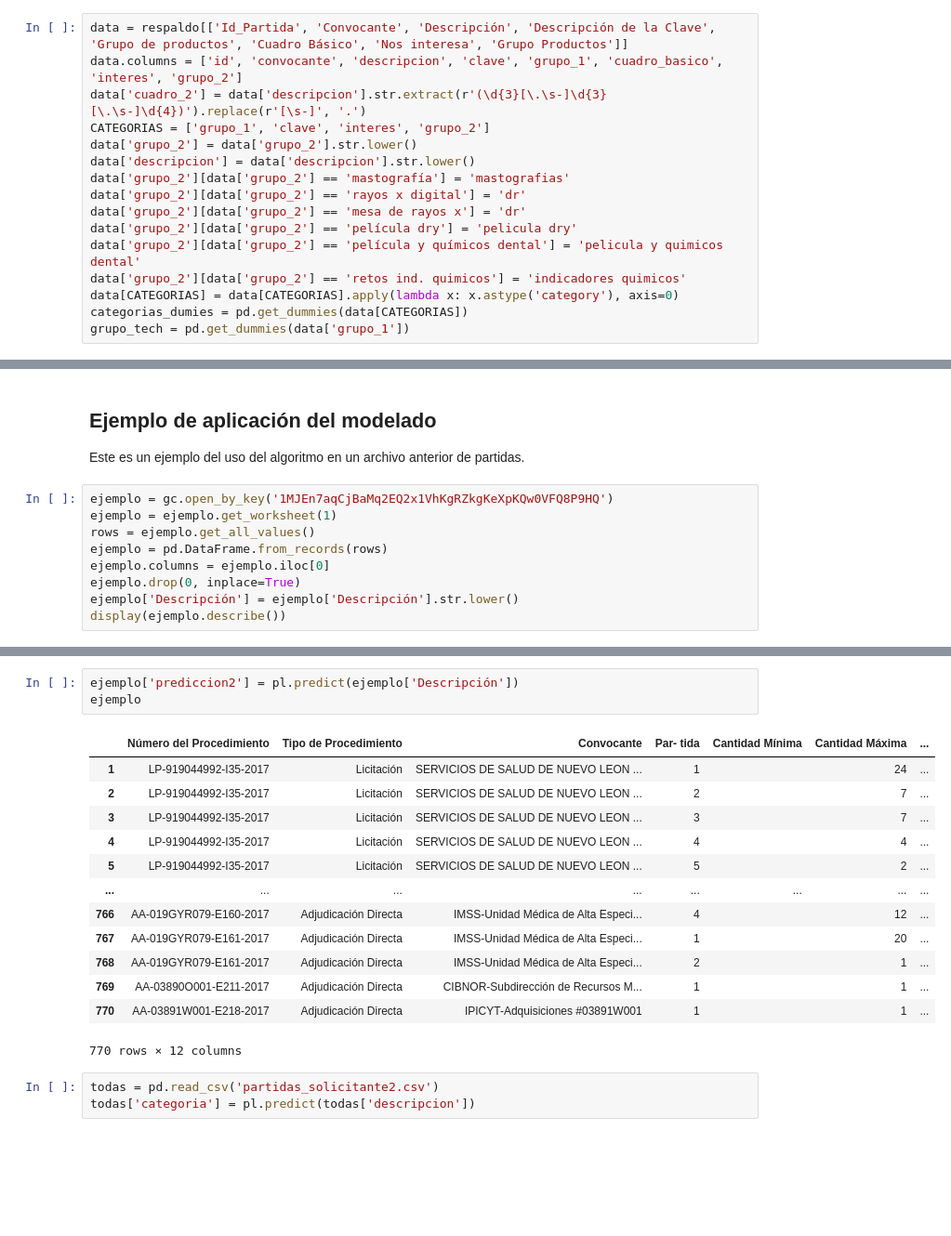
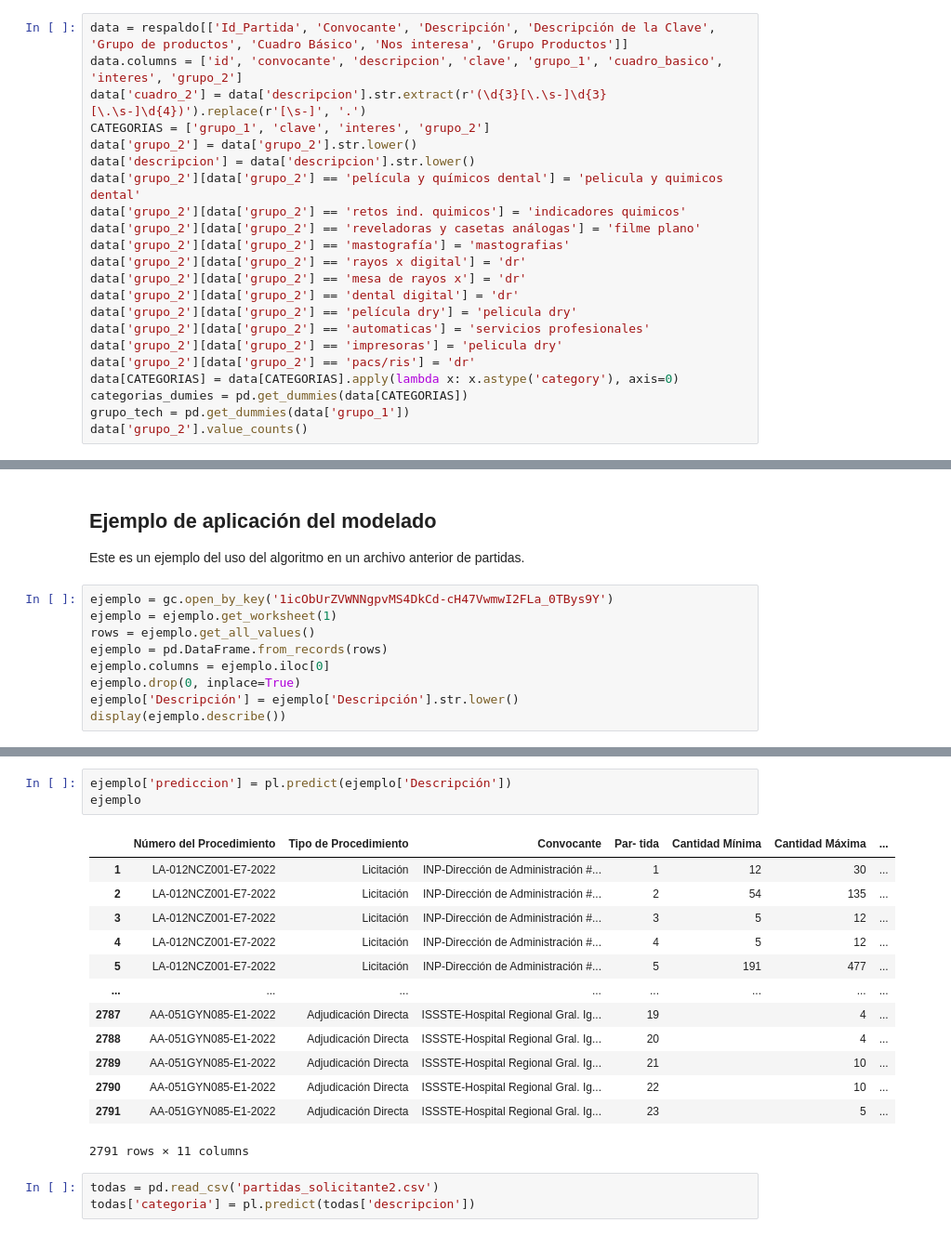
Before and after one commit to bjimenezTechnodomus/licitaciones, a Jupyter notebook: clasificacion.ipynb, the cells around one changed output, grey strips where cells are left out. Shown: that part at 93% size. Cells and saved outputs as stored; diff of their text form; blank space fills up the shorter version.

```diff
--- a/clasificacion.ipynb
+++ b/clasificacion.ipynb
@@ -49,15 +49,21 @@ data['cuadro_2'] = data['descripcion'].str.extract(r'(\d{3}[\.\s-]\d{3}[\.\s-]\d
 CATEGORIAS = ['grupo_1', 'clave', 'interes', 'grupo_2']
 data['grupo_2'] = data['grupo_2'].str.lower()
 data['descripcion'] = data['descripcion'].str.lower()
+data['grupo_2'][data['grupo_2'] == 'película y químicos dental'] = 'pelicula y quimicos dental'
+data['grupo_2'][data['grupo_2'] == 'retos ind. quimicos'] = 'indicadores quimicos'
+data['grupo_2'][data['grupo_2'] == 'reveladoras y casetas análogas'] = 'filme plano'
 data['grupo_2'][data['grupo_2'] == 'mastografía'] = 'mastografias'
 data['grupo_2'][data['grupo_2'] == 'rayos x digital'] = 'dr'
 data['grupo_2'][data['grupo_2'] == 'mesa de rayos x'] = 'dr'
+data['grupo_2'][data['grupo_2'] == 'dental digital'] = 'dr'
 data['grupo_2'][data['grupo_2'] == 'película dry'] = 'pelicula dry'
-data['grupo_2'][data['grupo_2'] == 'película y químicos dental'] = 'pelicula y quimicos dental'
-data['grupo_2'][data['grupo_2'] == 'retos ind. quimicos'] = 'indicadores quimicos'
+data['grupo_2'][data['grupo_2'] == 'automaticas'] = 'servicios profesionales'
+data['grupo_2'][data['grupo_2'] == 'impresoras'] = 'pelicula dry'
+data['grupo_2'][data['grupo_2'] == 'pacs/ris'] = 'dr'
 data[CATEGORIAS] = data[CATEGORIAS].apply(lambda x: x.astype('category'), axis=0)
 categorias_dumies = pd.get_dummies(data[CATEGORIAS])
 grupo_tech = pd.get_dummies(data['grupo_1'])
+data['grupo_2'].value_counts()
 # %% [output]
 A value is trying to be set on a copy of a slice from a DataFrame.
 Try using .loc[row_indexer,col_indexer] = value instead
@@ -188,7 +206,7 @@ for batch in batches:
 
 Este es un ejemplo del uso del algoritmo en un archivo anterior de partidas.
 # %%
-ejemplo = gc.open_by_key('1MJEn7aqCjBaMq2EQ2x1VhKgRZkgKeXpKQw0VFQ8P9HQ')
+ejemplo = gc.open_by_key('1icObUrZVWNNgpvMS4DkCd-cH47VwmwI2FLa_0TBys9Y')
 ejemplo = ejemplo.get_worksheet(1)
 rows = ejemplo.get_all_values()
 ejemplo = pd.DataFrame.from_records(rows)
@@ -229,20 +235,20 @@ array([[9.9969506e-01, 1.4746693e-07, 1.6233599e-06, ..., 1.6796745e-05,
 # %%
-ejemplo['prediccion2'] = pl.predict(ejemplo['Descripción'])
+ejemplo['prediccion'] = pl.predict(ejemplo['Descripción'])
 ejemplo
 # %% [output]
 |  | Número del Procedimiento | Tipo de Procedimiento | Convocante | Par- tida | Cantidad Mínima | Cantidad Máxima | ... |
-| 1 | LP-919044992-I35-2017 | Licitación | SERVICIOS DE SALUD DE NUEVO LEON ... | 1 |  | 24 | ... |
-| 2 | LP-919044992-I35-2017 | Licitación | SERVICIOS DE SALUD DE NUEVO LEON ... | 2 |  | 7 | ... |
-| 3 | LP-919044992-I35-2017 | Licitación | SERVICIOS DE SALUD DE NUEVO LEON ... | 3 |  | 7 | ... |
-| 4 | LP-919044992-I35-2017 | Licitación | SERVICIOS DE SALUD DE NUEVO LEON ... | 4 |  | 4 | ... |
-| 5 | LP-919044992-I35-2017 | Licitación | SERVICIOS DE SALUD DE NUEVO LEON ... | 5 |  | 2 | ... |
+| 1 | LA-012NCZ001-E7-2022 | Licitación | INP-Dirección de Administración #... | 1 | 12 | 30 | ... |
+| 2 | LA-012NCZ001-E7-2022 | Licitación | INP-Dirección de Administración #... | 2 | 54 | 135 | ... |
+| 3 | LA-012NCZ001-E7-2022 | Licitación | INP-Dirección de Administración #... | 3 | 5 | 12 | ... |
+| 4 | LA-012NCZ001-E7-2022 | Licitación | INP-Dirección de Administración #... | 4 | 5 | 12 | ... |
+| 5 | LA-012NCZ001-E7-2022 | Licitación | INP-Dirección de Administración #... | 5 | 191 | 477 | ... |
 | ... | ... | ... | ... | ... | ... | ... | ... |
-| 766 | AA-019GYR079-E160-2017 | Adjudicación Directa | IMSS-Unidad Médica de Alta Especi... | 4 |  | 12 | ... |
-| 767 | AA-019GYR079-E161-2017 | Adjudicación Directa | IMSS-Unidad Médica de Alta Especi... | 1 |  | 20 | ... |
-| 768 | AA-019GYR079-E161-2017 | Adjudicación Directa | IMSS-Unidad Médica de Alta Especi... | 2 |  | 1 | ... |
-| 769 | AA-03890O001-E211-2017 | Adjudicación Directa | CIBNOR-Subdirección de Recursos M... | 1 |  | 1 | ... |
-| 770 | AA-03891W001-E218-2017 | Adjudicación Directa | IPICYT-Adquisiciones #03891W001 | 1 |  | 1 | ... |
+| 2787 | AA-051GYN085-E1-2022 | Adjudicación Directa | ISSSTE-Hospital Regional Gral. Ig... | 19 |  | 4 | ... |
+| 2788 | AA-051GYN085-E1-2022 | Adjudicación Directa | ISSSTE-Hospital Regional Gral. Ig... | 20 |  | 4 | ... |
+| 2789 | AA-051GYN085-E1-2022 | Adjudicación Directa | ISSSTE-Hospital Regional Gral. Ig... | 21 |  | 10 | ... |
+| 2790 | AA-051GYN085-E1-2022 | Adjudicación Directa | ISSSTE-Hospital Regional Gral. Ig... | 22 |  | 10 | ... |
+| 2791 | AA-051GYN085-E1-2022 | Adjudicación Directa | ISSSTE-Hospital Regional Gral. Ig... | 23 |  | 5 | ... |
-770 rows × 12 columns
+2791 rows × 11 columns
 # %%
 todas = pd.read_csv('partidas_solicitante2.csv')
 todas['categoria'] = pl.predict(todas['descripcion'])
```
Also changed, not shown: parts of 7 cells of this notebook.
